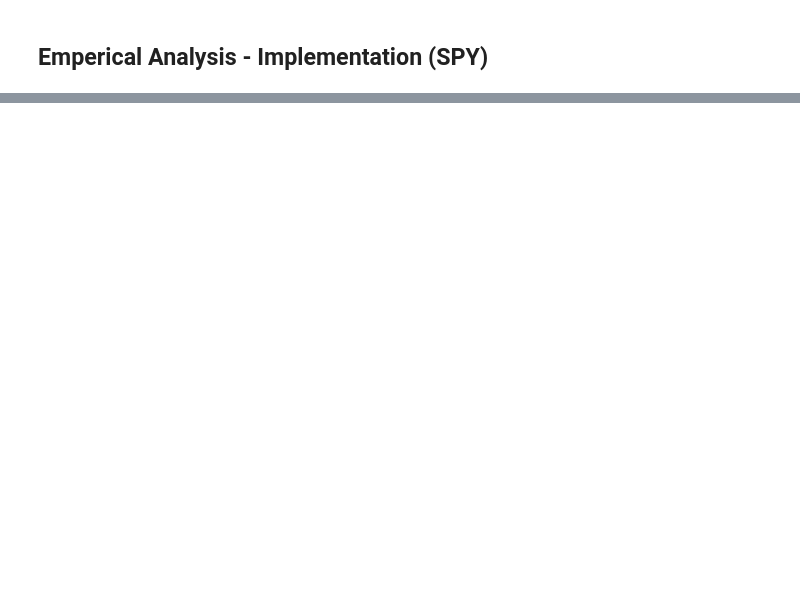
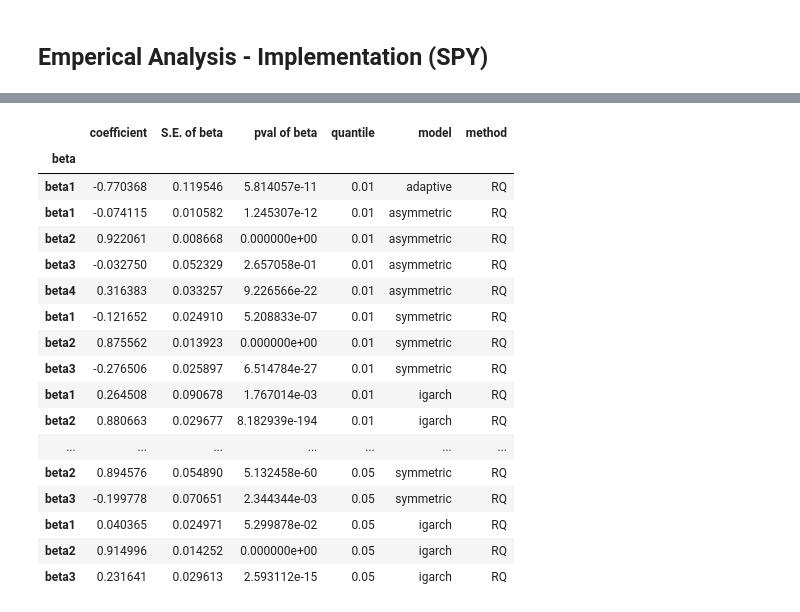
Before and after one commit to yatshunlee/CAViaR, a Jupyter notebook: notebook-test/implementation.ipynb, the cells around one changed output, grey strips where cells are left out. Saved outputs shown, nothing was run; the diff lists cells and outputs as text; code cells hidden in the pictures; blank space fills up the shorter version.

```diff
--- a/notebook-test/implementation.ipynb
+++ b/notebook-test/implementation.ipynb
@@ -92,0 +161,21 @@ beta_stats_df.T.to_csv(f'{save_csv_path}/experiment_beta_stat_data_ppt.csv')
+# %%
+beta_stats_df
+# %% [output]
+|  | coefficient | S.E. of beta | pval of beta | quantile | model | method |
+| beta |  |  |  |  |  |  |
+| beta1 | -0.770368 | 0.119546 | 5.814057e-11 | 0.01 | adaptive | RQ |
+| beta1 | -0.074115 | 0.010582 | 1.245307e-12 | 0.01 | asymmetric | RQ |
+| beta2 | 0.922061 | 0.008668 | 0.000000e+00 | 0.01 | asymmetric | RQ |
+| beta3 | -0.032750 | 0.052329 | 2.657058e-01 | 0.01 | asymmetric | RQ |
+| beta4 | 0.316383 | 0.033257 | 9.226566e-22 | 0.01 | asymmetric | RQ |
+| beta1 | -0.121652 | 0.024910 | 5.208833e-07 | 0.01 | symmetric | RQ |
+| beta2 | 0.875562 | 0.013923 | 0.000000e+00 | 0.01 | symmetric | RQ |
+| beta3 | -0.276506 | 0.025897 | 6.514784e-27 | 0.01 | symmetric | RQ |
+| beta1 | 0.264508 | 0.090678 | 1.767014e-03 | 0.01 | igarch | RQ |
+| beta2 | 0.880663 | 0.029677 | 8.182939e-194 | 0.01 | igarch | RQ |
+| ... | ... | ... | ... | ... | ... | ... |
+| beta2 | 0.894576 | 0.054890 | 5.132458e-60 | 0.05 | symmetric | RQ |
+| beta3 | -0.199778 | 0.070651 | 2.344344e-03 | 0.05 | symmetric | RQ |
+| beta1 | 0.040365 | 0.024971 | 5.299878e-02 | 0.05 | igarch | RQ |
+| beta2 | 0.914996 | 0.014252 | 0.000000e+00 | 0.05 | igarch | RQ |
+| beta3 | 0.231641 | 0.029613 | 2.593112e-15 | 0.05 | igarch | RQ |
```
Also changed, not shown: parts of 7 cells of this notebook, 5 other files.
